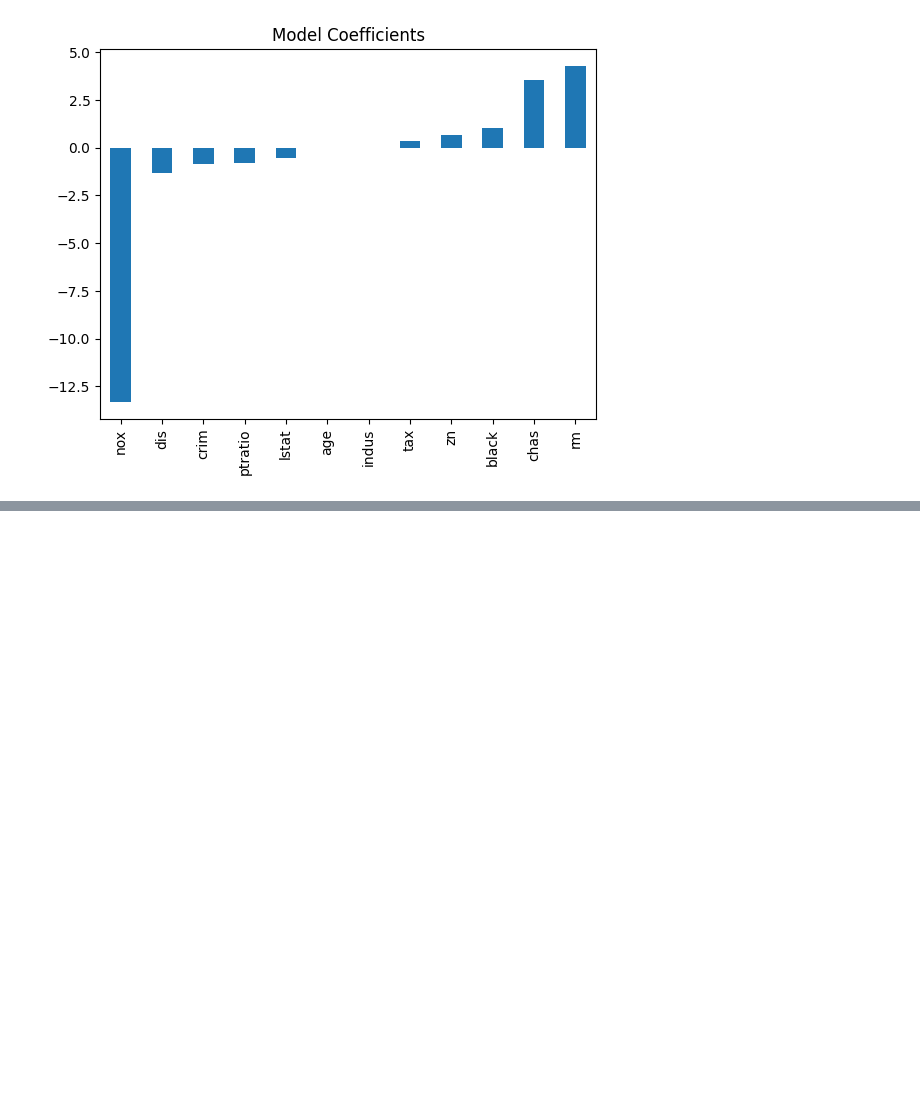
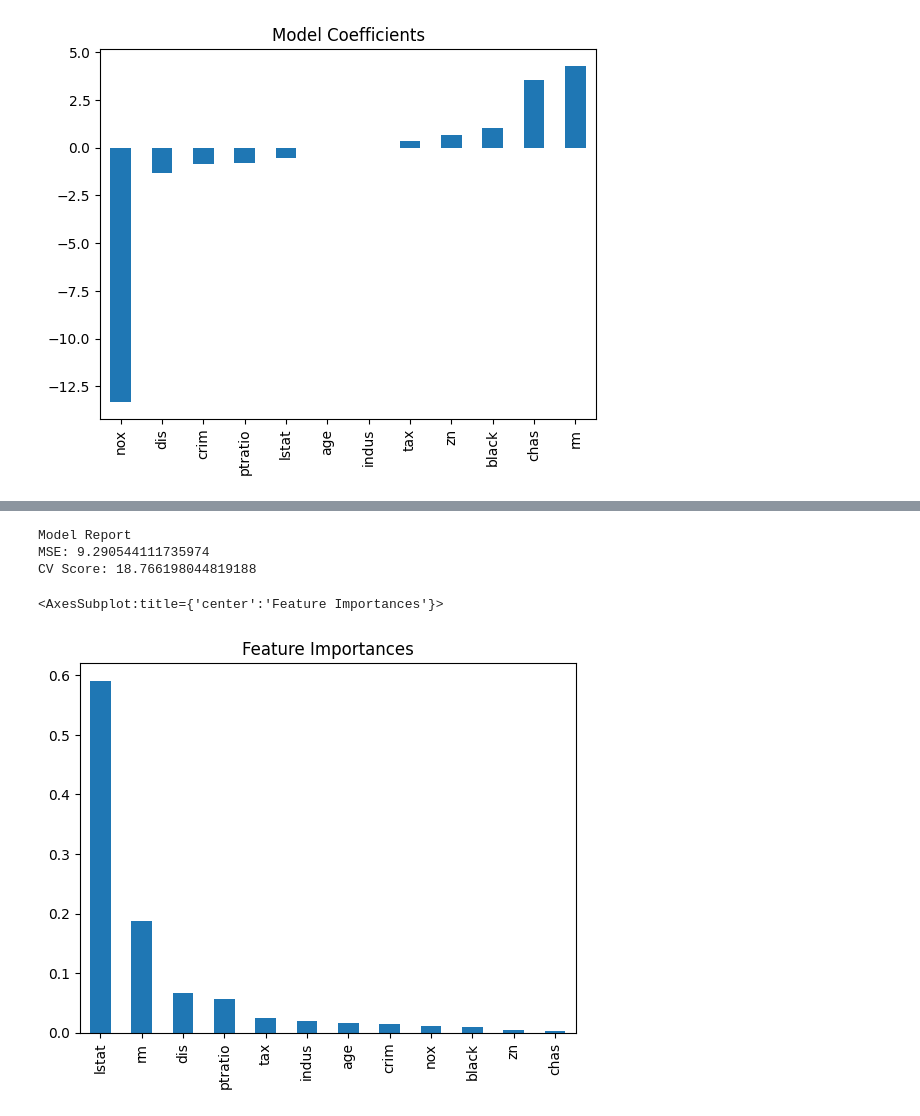
Before and after one commit to Dhiraj455/Boston_House, a Jupyter notebook: prediction.ipynb, the cells around one changed output, grey strips where cells are left out. Cells and saved outputs as stored; diff of their text form; code cells hidden in the pictures; blank space fills up the shorter version.

```diff
--- a/prediction.ipynb
+++ b/prediction.ipynb
@@ -213,0 +250,12 @@ CV Score: 35.58136621076919
+# %%
+import xgboost as xgb
+model = xgb.XGBRegressor()
+train(model, x, y)
+coef = pd.Series(model.feature_importances_, x.columns).sort_values(ascending=False)
+coef.plot(kind='bar', title='Feature Importances')
+# %% [output]
+Model Report
+MSE: 9.290544111735974
+CV Score: 18.766198044819188
+<AxesSubplot:title={'center':'Feature Importances'}>
+[figure, added]
```
Also changed, not shown: parts of 3 cells of this notebook, 3 other files.
